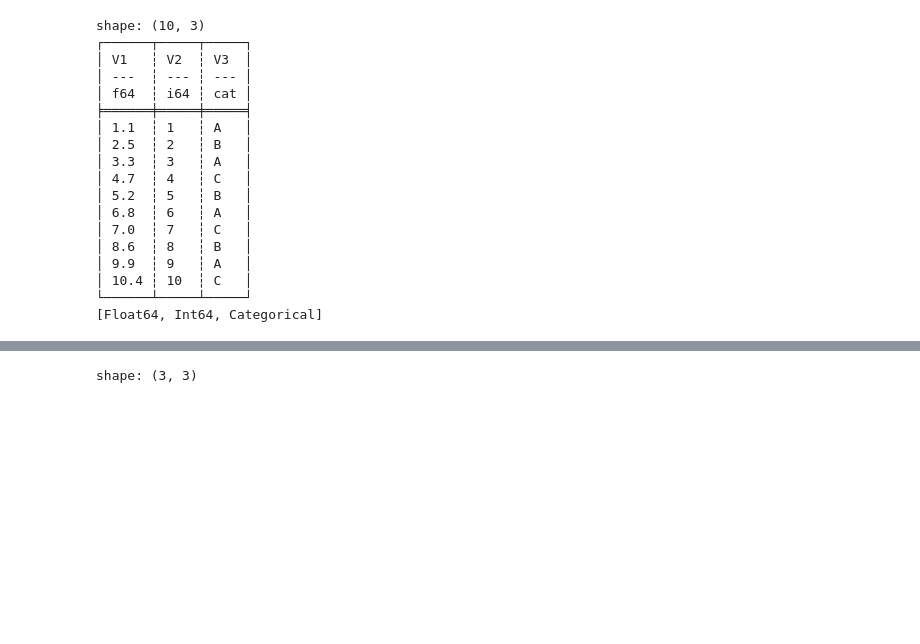
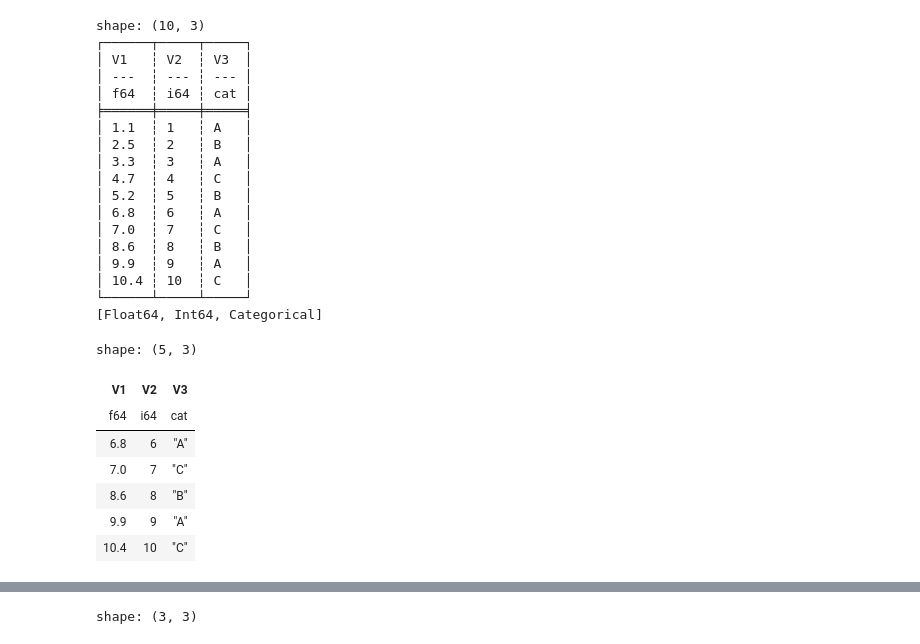
Before and after one commit to carloslesmes/COLAB, a Jupyter notebook: pandasypolars.ipynb, the cells around one changed output, grey strips where cells are left out. Cells and saved outputs as stored; diff of their text form; code cells hidden in the pictures; blank space fills up the shorter version.

```diff
--- a/pandasypolars.ipynb
+++ b/pandasypolars.ipynb
@@ -57,3 +59,14 @@ shape: (10, 3)
 │ 10.4 ┆ 10  ┆ C   │
 └──────┴─────┴─────┘
 [Float64, Int64, Categorical]
+# %%
+df.filter(pl.col("V2") >5)
+# %% [output]
+shape: (5, 3)
+| V1 | V2 | V3 |
+| f64 | i64 | cat |
+| 6.8 | 6 | "A" |
+| 7.0 | 7 | "C" |
+| 8.6 | 8 | "B" |
+| 9.9 | 9 | "A" |
+| 10.4 | 10 | "C" |
```
Also changed, not shown: parts of 7 cells of this notebook.
